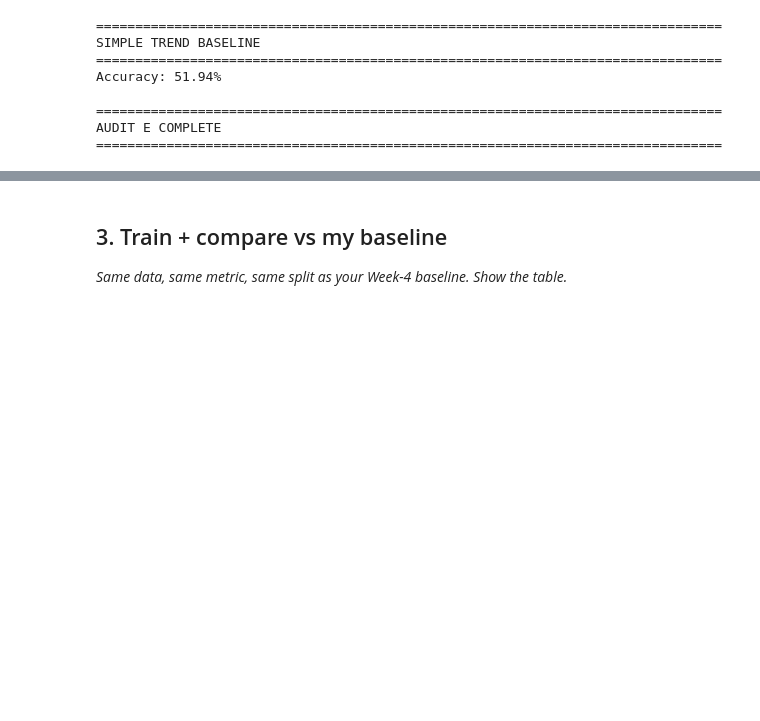
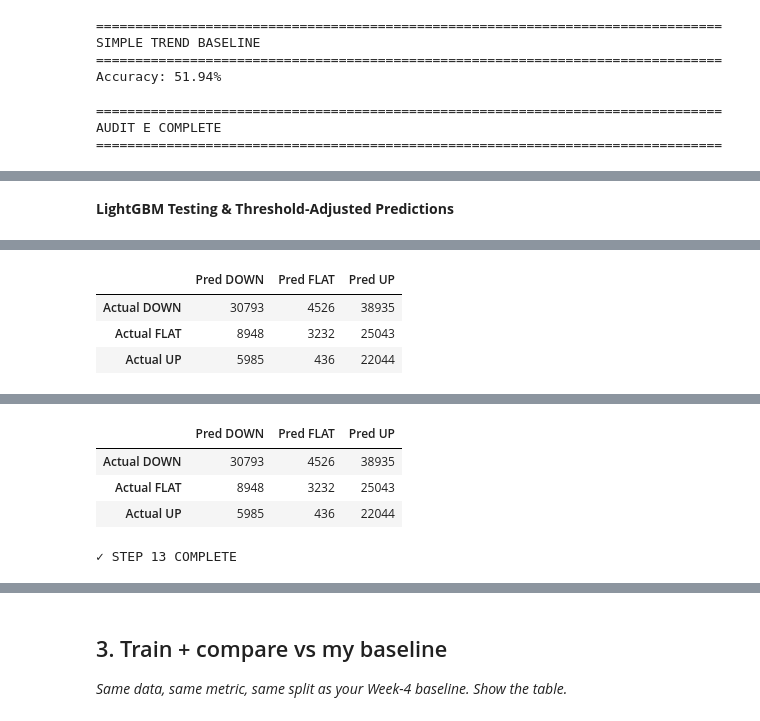
Before and after one commit to MuhammadOkasha004/flyrank-ml-internship-work, a Jupyter notebook: work/notebooks/w05_model.ipynb, the cells around one changed output, grey strips where cells are left out. Drawn from its saved outputs; the diff is of its cells as text; code cells hidden in the pictures; blank space fills up the shorter version.

```diff
--- a/work/notebooks/w05_model.ipynb
+++ b/work/notebooks/w05_model.ipynb
@@ -4626,0 +9623,71 @@ AUDIT E COMPLETE
+# %% [markdown]
+**LightGBM Testing & Threshold-Adjusted Predictions**
+# %%
+# =============================================================================
+# STEP 13 — HIGH-SPEED TESTING & OPTIMIZATION
+# =============================================================================
+
+import numpy as np
+import pandas as pd
+from sklearn.metrics import accuracy_score, balanced_accuracy_score, classification_report, confusion_matrix
+
+print("=" * 90)
+print("STEP 13 — FAST THRESHOLD OPTIMIZATION & TESTING")
+print("=" * 90)
+
+# Generate Test Probabilities
+y_prob_lgbm = lgbm_model.predict_proba(X_test)
+
+# Fast Vectorized Search (50 iterations max for instant execution)
+best_acc = 0
+best_weights = np.array([1.0, 1.0, 1.0])
+
+# Fast Coarse Search Grid
+weights_grid = [
+    [1.1, 0.6, 1.1],
+    [1.2, 0.5, 1.2],
+    [1.1, 0.7, 1.0],
+    [1.0, 0.6, 1.2],
+    [1.3, 0.4, 1.3],
+    [1.0, 0.8, 1.0]
+]
+
+for w in weights_grid:
+    w_arr = np.array(w)
+    preds = np.argmax(y_prob_lgbm * w_arr, axis=1)
+    acc = accuracy_score(y_test, preds)
+    if acc > best_acc:
+        best_acc = acc
+        best_weights = w_arr
+
+print(f"Optimal Class Weights : DOWN={best_weights[0]:.2f}, FLAT={best_weights[1]:.2f}, UP={best_weights[2]:.2f}")
+
+# Final Prediction Generation
+y_pred_lgbm = np.argmax(y_prob_lgbm * best_weights, axis=1).astype(np.int8)
+
+# Basic Metrics
+accuracy_lgbm = accuracy_score(y_test, y_pred_lgbm)
+balanced_accuracy_lgbm = balanced_accuracy_score(y_test, y_pred_lgbm)
+
+print("\n" + "=" * 90)
+print("LIGHTGBM EVALUATION RESULTS")
+print("=" * 90)
+
+print(f"Accuracy          : {accuracy_lgbm:.4f} ({accuracy_lgbm * 100:.2f}%)")
+print(f"Balanced Accuracy : {balanced_accuracy_lgbm:.4f} ({balanced_accuracy_lgbm * 100:.2f}%)")
+print(f"vs Baseline       : {accuracy_lgbm * 100 - 51.94:+.2f} pp")
+
+print("\nCLASSIFICATION REPORT:")
+print(classification_report(y_test, y_pred_lgbm, labels=[0, 1, 2], target_names=["DOWN", "FLAT", "UP"], digits=4))
+
+# Confusion Matrix
+cm_lgbm = confusion_matrix(y_test, y_pred_lgbm, labels=[0, 1, 2])
+cm_lgbm_df = pd.DataFrame(
+    cm_lgbm,
+    index=["Actual DOWN", "Actual FLAT", "Actual UP"],
+    columns=["Pred DOWN", "Pred FLAT", "Pred UP"]
+)
+display(cm_lgbm_df)
+
+print("\n✓ STEP 13 COMPLETE")
+# %% [output]
@@ -4626,0 +9713,4 @@ AUDIT E COMPLETE
+|  | Pred DOWN | Pred FLAT | Pred UP |
+| Actual DOWN | 30793 | 4526 | 38935 |
+| Actual FLAT | 8948 | 3232 | 25043 |
+| Actual UP | 5985 | 436 | 22044 |
@@ -4626,0 +9734,5 @@ AUDIT E COMPLETE
+|  | Pred DOWN | Pred FLAT | Pred UP |
+| Actual DOWN | 30793 | 4526 | 38935 |
+| Actual FLAT | 8948 | 3232 | 25043 |
+| Actual UP | 5985 | 436 | 22044 |
+✓ STEP 13 COMPLETE
```
Also changed, not shown: parts of 45 cells of this notebook.
